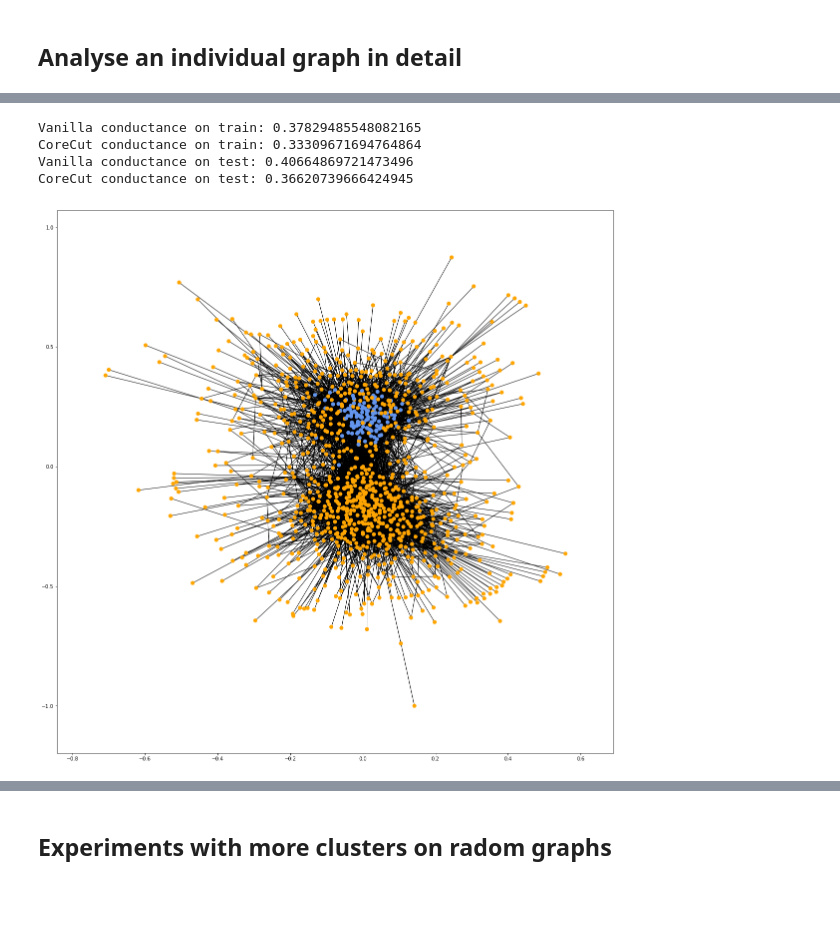
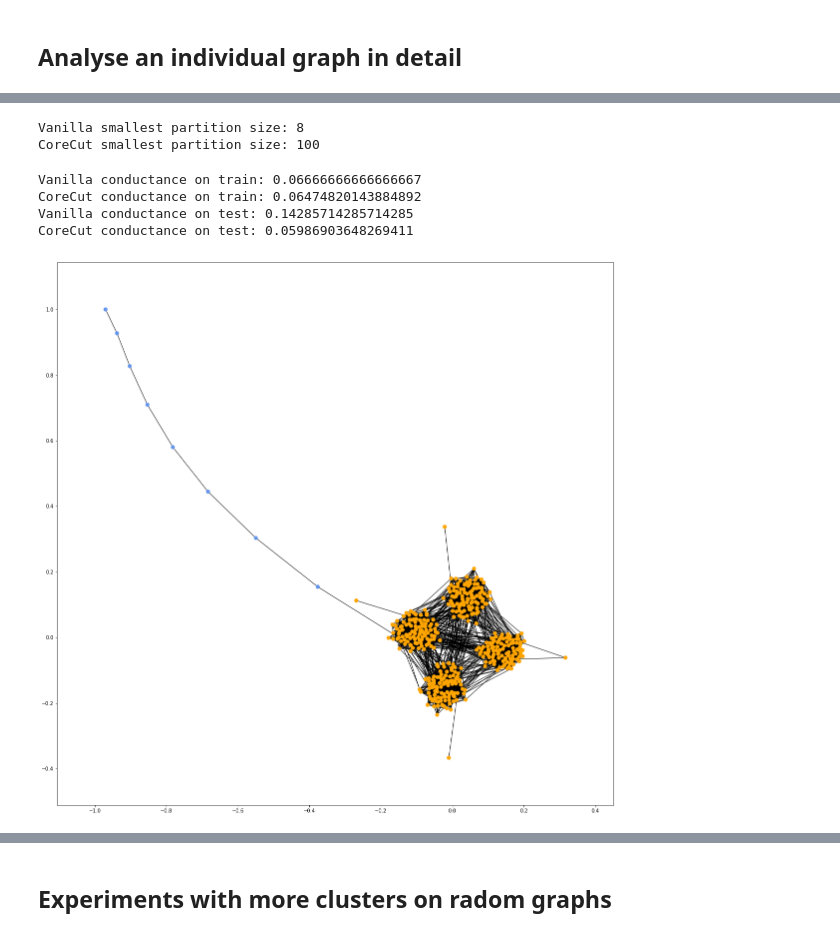
Before and after one commit to crisbodnar/regularised-spectral-clustering, a Jupyter notebook: spectral_clustering.ipynb, the cells around one changed output, grey strips where cells are left out. Drawn from its saved outputs; the diff is of its cells as text; code cells hidden in the pictures; blank space fills up the shorter version.

```diff
--- a/spectral_clustering.ipynb
+++ b/spectral_clustering.ipynb
@@ -258,6 +287,11 @@ Processing graph ./dataset/gnutella09.txt
 # %%
 fig, ax = plt.subplots(1, 1, figsize=(10, 10));
 maxim = max(np.max(van_times), np.max(reg_time))
-ax.plot([0, maxim], [0, maxim], color='black')
+ax.plot([0.01, maxim], [0.01, maxim], color='black')
+ax.set_xscale('log')
+ax.set_yscale('log')
 ax.grid(True)
+ax.set_xlabel('Regularised')
+ax.set_ylabel('Vanilla')
+ax.set_title('Processing time for computing the first two eigenvalues and their eigenvectors')
 ax.scatter(reg_time, van_times, sizes, alpha=0.5)
@@ -268,12 +299,12 @@ ax.scatter(reg_time, van_times, sizes, alpha=0.5)
 ## Analyse an individual graph in detail
 # %%
 np.random.seed(8)
-# train_graph, test_graph = read_graph(graph_map[11])
+# train_graph, test_graph = read_graph(graph_map[4])
 # train_graph, test_graph = read_graph('', nx.karate_club_graph())
 # train_graph, test_graph = read_graph('', nx.davis_southern_women_graph())
 # train_graph, test_graph = read_graph('', nx.florentine_families_graph())
-# train_graph, test_graph = read_graph('', generate_dangling_random_graph())
-train_graph, test_graph = read_graph('', nx.read_gml('./dataset/polblogs.gml').to_undirected())
+train_graph, test_graph = read_graph('', generate_dangling_random_graph())
+# train_graph, test_graph = read_graph('', nx.read_gml('./dataset/polblogs.gml').to_undirected())
 # %%
 # Compare the eigenvectors of the markov matrix of the vanilla and regularised graphs
 S = nx.to_numpy_matrix(train_graph)
@@ -298,0 +319,8 @@ plot_array(np.ravel(vec_reg[2, :]))
+# %%
+fig, (ax1, ax2) = plt.subplots(1, 2, figsize=(10, 3));
+ax1.bar(np.arange(len(vec_van[:, 1])), vec_van[:, 1])
+ax1.set_xlabel('Second eigenvector values')
+ax1.set_ylabel('Magnitude')
+ax2.bar(np.arange(len(vec_reg[:, 1])), vec_reg[:, 1])
+ax2.set_xlabel('Second eigenvector values')
+ax2.set_ylabel('Magnitude')
@@ -299,22 +330,31 @@ plot_array(np.ravel(vec_reg[2, :]))
 # %%
 # Compute the number of nodes in the smallest partition set.
-sc_van = SpectralClustering(2, affinity='precomputed', n_init=100).fit(S)
-sc_reg = SpectralClustering(2, affinity='precomputed', n_init=100).fit(SR)
+van_labels = spectral_clust(S)
+reg_labels = spectral_clust(SR)
+# %%
+# Compute the size of the minimum partition
+van_min_size = min(np.sum(van_labels), np.sum(1 - van_labels))
+reg_min_size = min(np.sum(reg_labels), np.sum(1 - reg_labels))
+print("Vanilla smallest partition size: {}".format(van_min_size))
+print("CoreCut smallest partition size: {}".format(reg_min_size))
+# %% [output]
+Vanilla smallest partition size: 8
+CoreCut smallest partition size: 100
 # %%
 # Compute the conductange of the smallest set
 nodes = np.array(list(train_graph.nodes()))
-van_nodes_with_label = nodes[sc_van.labels_ == 1]
-reg_nodes_with_label = nodes[sc_reg.labels_ == 1]
+van_nodes_with_label = nodes[van_labels == 1]
+reg_nodes_with_label = nodes[reg_labels == 1]
 
 print("Vanilla conductance on train: {}".format(conductance(train_graph, van_nodes_with_label)))
 print("CoreCut conductance on train: {}".format(conductance(train_graph, reg_nodes_with_label)))
 print("Vanilla conductance on test: {}".format(conductance(test_graph, van_nodes_with_label)))
 print("CoreCut conductance on test: {}".format(conductance(test_graph, reg_nodes_with_label)))
 # %% [output]
-Vanilla conductance on train: 0.37829485548082165
-CoreCut conductance on train: 0.33309671694764864
-Vanilla conductance on test: 0.40664869721473496
-CoreCut conductance on test: 0.36620739666424945
+Vanilla conductance on train: 0.06666666666666667
+CoreCut conductance on train: 0.06474820143884892
+Vanilla conductance on test: 0.14285714285714285
+CoreCut conductance on test: 0.05986903648269411
 # %%
 def node_colors(labels):
     colors = np.empty_like(labels, dtype=object)
@@ -327,7 +367,7 @@ def draw_bipartite_graph(graph, nodelist, labels):
     nx.draw_networkx(graph, ax=ax, with_labels=False, nodelist=nodelist,
                      node_color=node_colors(labels), node_size=50)
 # %%
-draw_bipartite_graph(train_graph, list(train_graph.nodes()), sc_van.labels_)
+draw_bipartite_graph(train_graph, list(train_graph.nodes()), van_labels)
 # %% [output]
-[figure, old version]
+[figure, new version]
 # %%
```
Also changed, not shown: parts of 46 cells of this notebook.
